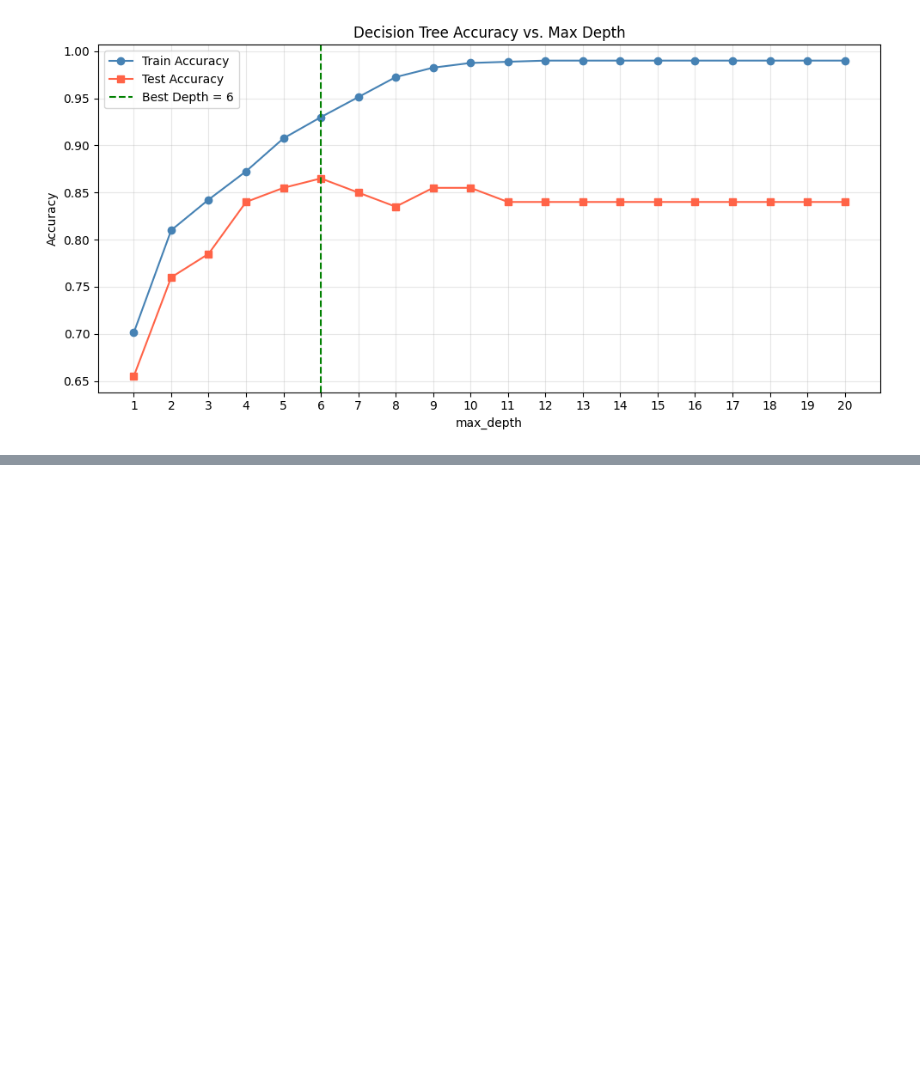
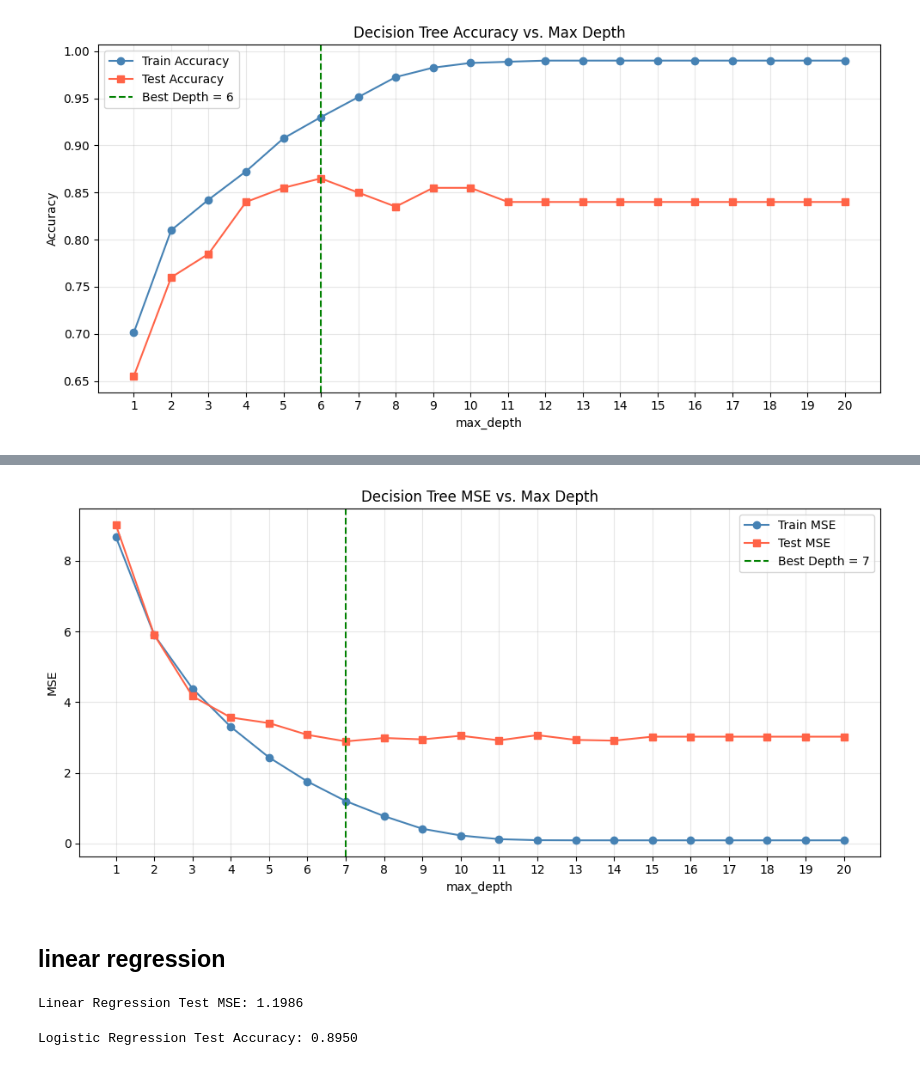
Before and after one commit to Itsmeplu/Python-LocTH, a Jupyter notebook: Python 3/day-3.ipynb, the cells around one changed output, grey strips where cells are left out. Drawn from its saved outputs; the diff is of its cells as text; code cells hidden in the pictures; blank space fills up the shorter version.

```diff
--- a/Python 3/day-3.ipynb
+++ b/Python 3/day-3.ipynb
@@ -141,0 +223,27 @@ plt.show()
+# %%
+# --- Test depths in a loop ---
+depths = range(1, 21)  # test depth 1 to 20
+train_mses = []
+test_mses = []
+test_mse = []
+train_mse = []
+
+
+for depth in depths:
+    dt = DecisionTreeRegressor(max_depth=depth, random_state=42)
+    dt.fit(X_train, y_train)
+
+    y_pred_train = dt.predict(X_train)
+    y_pred = dt.predict(X_test)
+    train_mse = mean_squared_error(y_pred_train, y_train)
+    test_mse  = mean_squared_error(y_pred, y_test)
+
+    train_mses.append(train_mse)
+    test_mses.append(test_mse)
+
+    print(f"Depth {depth:2d} | Train MSE: {train_mse:.4f} | Test MSE: {test_mse:.4f}")
+
+# --- Find best depth ---
+best_depth = depths[np.argmin(test_mses)]
+best_mse   = min(test_mses)
+print(f"\n✅ Best depth: {best_depth} with Test MSE: {best_mse:.4f}")
@@ -141,0 +268,18 @@ plt.show()
+# %%
+# --- Plot ---
+plt.figure(figsize=(10, 5))
+plt.plot(depths, train_mses, marker='o', label='Train MSE', color='steelblue')
+plt.plot(depths, test_mses,  marker='s', label='Test MSE',  color='tomato')
+plt.axvline(x=best_depth, color='green', linestyle='--', label=f'Best Depth = {best_depth}')
+plt.xlabel('max_depth')
+plt.ylabel('MSE')
+plt.title('Decision Tree MSE vs. Max Depth')
+plt.legend()
+plt.xticks(depths)
+plt.grid(True, alpha=0.3)
+plt.tight_layout()
+plt.show()
+# %% [output]
+[figure, added]
+# %% [markdown]
+## linear regression
@@ -141,0 +288,7 @@ plt.show()
+# %%
+linear_reg_model = LinearRegression()
+linear_reg_model.fit(X_train, y_train)
+linear_mse = mean_squared_error(linear_reg_model.predict(X_test), y_test)
+print(f"Linear Regression Test MSE: {linear_mse:.4f}")
+# %% [output]
+Linear Regression Test MSE: 1.1986
@@ -141,0 +300,7 @@ plt.show()
+# %%
+logistic_reg_model = LogisticRegression()
+logistic_reg_model.fit(X_train, y_train)
+logistic_acc = logistic_reg_model.score(X_test, y_test)
+print(f"Logistic Regression Test Accuracy: {logistic_acc:.4f}")
+# %% [output]
+Logistic Regression Test Accuracy: 0.8950
```
Also changed, not shown: parts of 31 cells of this notebook.
